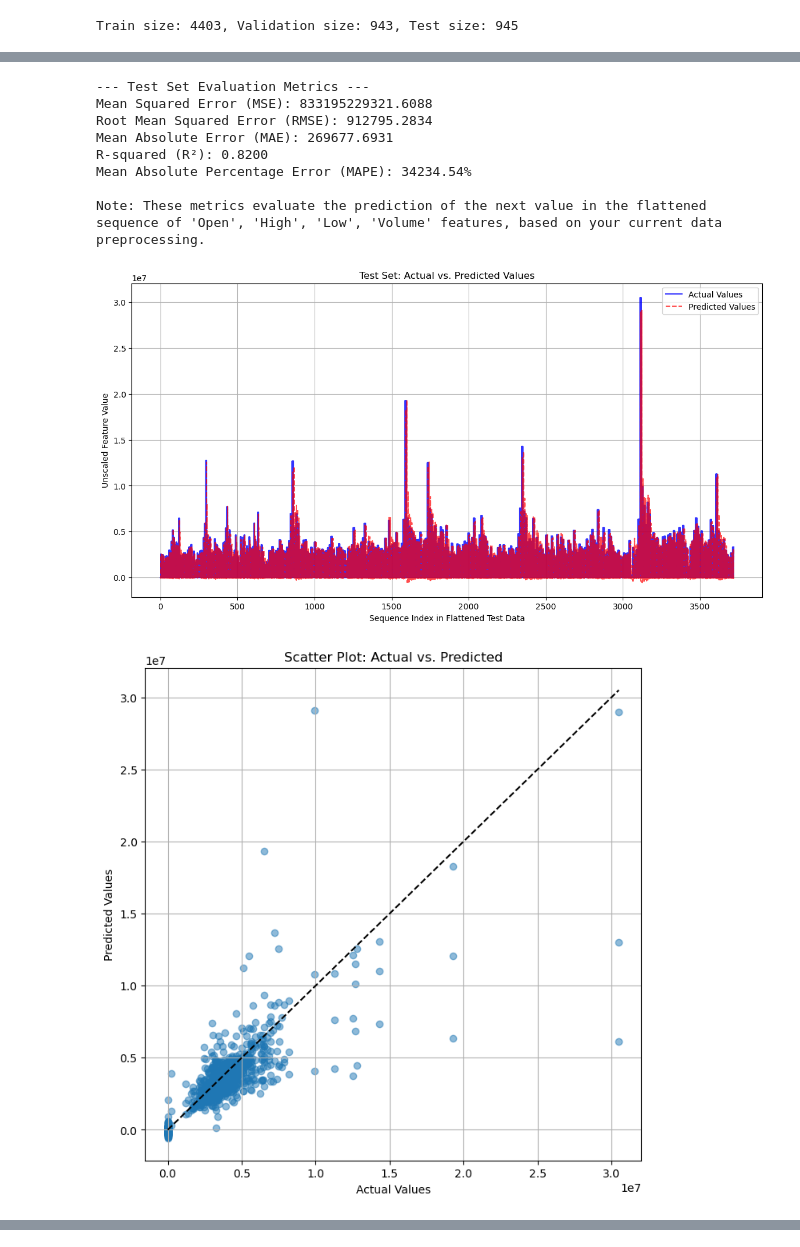
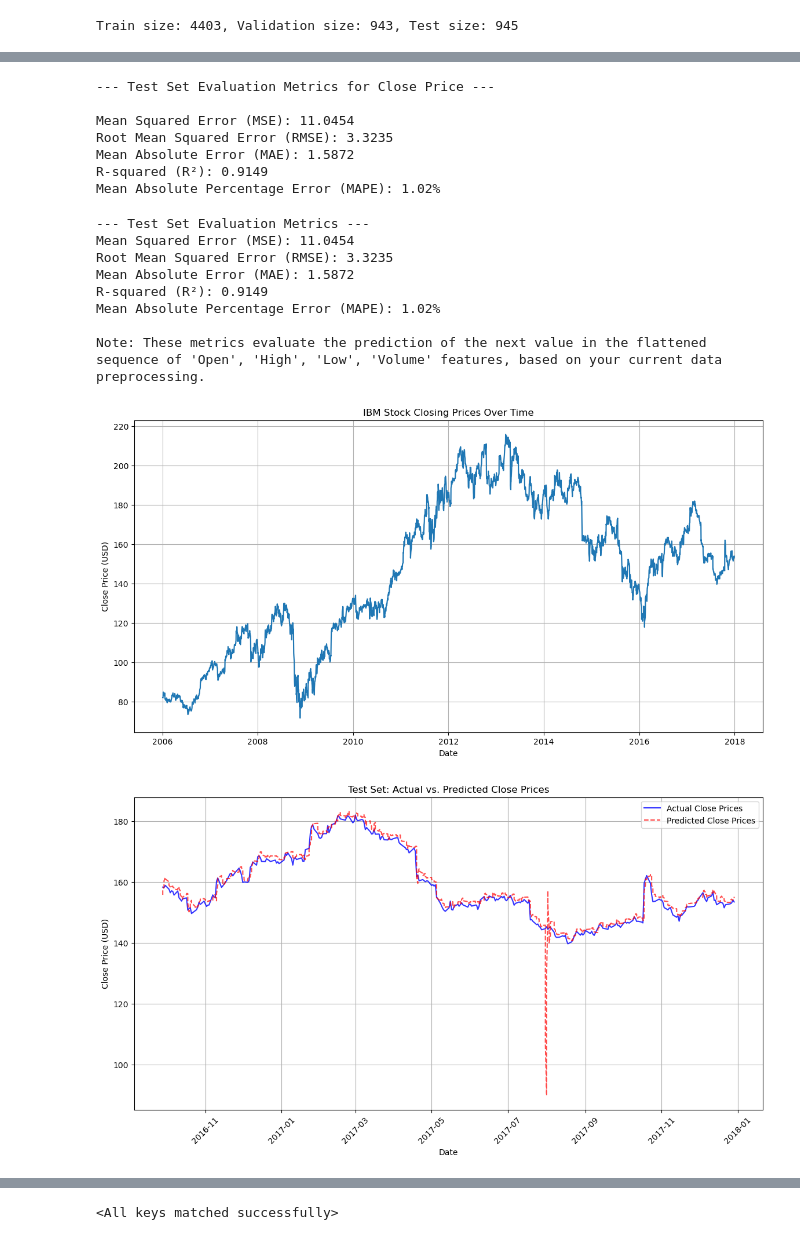
Before and after one commit to usp787/DJIA_30_Stock_Time_Series, a Jupyter notebook: DJIA_30_Stock_Time_Series.ipynb, the cells around one changed output, grey strips where cells are left out. Cells and saved outputs as stored; diff of their text form; code cells hidden in the pictures.

```diff
--- a/DJIA_30_Stock_Time_Series.ipynb
+++ b/DJIA_30_Stock_Time_Series.ipynb
@@ -47,3 +22 @@ combined_df.head()
-# %%
-combined_df['Date'] = pd.to_datetime(combined_df['Date'])
 # %%
@@ -74,13 +40,13 @@ IBM_df = IBM_df.sort_values('Date').reset_index(drop=True)
 IBM_df['SMA_20'] = IBM_df['Close'].rolling(window=20).mean()  # 20-day Simple Moving Average
 IBM_df['Volatility'] = IBM_df['Close'].rolling(window=20).std()  # 20-day Volatility
 IBM_df['Price_Change'] = IBM_df['Close'].pct_change()  # Percentage change
-IBM_df = IBM_df.fillna(method='ffill').fillna(method='bfill')  # Handle NaNs
+IBM_df = IBM_df.ffill().bfill()
 
 # Update features list
 features = ['Open', 'High', 'Low', 'Volume', 'SMA_20', 'Volatility', 'Price_Change']
 #X = IBM_df.drop(columns=['Date', 'Close','Name'])
 #y = IBM_df['Close']
-features = ['Open', 'High', 'Low', 'Volume']
+#features = ['Open', 'High', 'Low', 'Volume']
 target = 'Close'
 
 n=len(IBM_df)
@@ -280,36 +246,15 @@ print(f"Root Mean Squared Error (RMSE): {rmse_test:.4f}")
 print(f"Mean Absolute Error (MAE): {mae_test:.4f}")
 print(f"R-squared (R²): {r2_test:.4f}")
 print(f"Mean Absolute Percentage Error (MAPE): {mape_test:.2f}%")
+# %% [output]
+--- Test Set Evaluation Metrics for Close Price ---
+
+Mean Squared Error (MSE): 11.0454
+Root Mean Squared Error (RMSE): 3.3235
+Mean Absolute Error (MAE): 1.5872
+R-squared (R²): 0.9149
+Mean Absolute Percentage Error (MAPE): 1.02%
 # %%
-# This cell should follow the cell with id="2302e30c" after correction
-
-# Assuming 'predicted_prices_scaled', 'y_test_seq', and 'scaler' are available
-# from the corrected previous cell (id="2302e30c")
-
-# If not already done in the previous cell:
-# model.eval()
-# with torch.no_grad():
-#     test_inputs = X_test_tensor.to(device)
-#     predicted_prices_scaled = model(test_inputs).cpu().numpy()
-
-# predicted_prices = scaler.inverse_transform(predicted_prices_scaled)
-# actual_prices = scaler.inverse_transform(y_test_seq.reshape(-1, 1)) # y_test_seq are the targets
-
-# Ensure they are 1D arrays for sklearn metrics
-predicted_values_flat = predicted_prices.flatten()
-actual_values_flat = actual_prices.flatten()
-
-# --- Calculate Metrics ---
-mse_test = mean_squared_error(actual_values_flat, predicted_values_flat)
-rmse_test = np.sqrt(mse_test)
-mae_test = mean_absolute_error(actual_values_flat, predicted_values_flat)
-r2_test = r2_score(actual_values_flat, predicted_values_flat)
-
-print(f"--- Test Set Evaluation Metrics ---")
-print(f"Mean Squared Error (MSE): {mse_test:.4f}")
-print(f"Root Mean Squared Error (RMSE): {rmse_test:.4f}")
-print(f"Mean Absolute Error (MAE): {mae_test:.4f}")
-print(f"R-squared (R²): {r2_test:.4f}")
 
 # Mean Absolute Percentage Error (MAPE)
 # MAPE can be problematic if actual_values_flat contains zeros.
@@ -327,37 +272,37 @@ else:
     print("Note: Standard MAPE is sensitive to zero or near-zero actual values.")
 
 print("\nNote: These metrics evaluate the prediction of the next value in the flattened sequence of 'Open', 'High', 'Low', 'Volume' features, based on your current data preprocessing.")
 
 # --- Visualizations to 'see' the error ---
 
 # In cell with id="742fb735" (uncomment and update)
 plt.figure(figsize=(14, 7))
 sns.lineplot(data=IBM_df, x='Date', y='Close')
 plt.title('IBM Stock Closing Prices Over Time')
 plt.xlabel('Date')
 plt.ylabel('Close Price (USD)')
 plt.grid(True)
 plt.show()
 
 # In evaluation cell, update the actual vs. predicted plot
 plt.figure(figsize=(14, 7))
 plt.plot(test_df['Date'][SEQ_LENGTH:], actual_values_flat, label='Actual Close Prices', color='blue', alpha=0.8)
 plt.plot(test_df['Date'][SEQ_LENGTH:], predicted_values_flat, label='Predicted Close Prices', color='red', linestyle='--', alpha=0.7)
 plt.title('Test Set: Actual vs. Predicted Close Prices')
 plt.xlabel('Date')
 plt.ylabel('Close Price (USD)')
 plt.legend()
 plt.grid(True)
 plt.xticks(rotation=45)
 plt.show()
 # %% [output]
 --- Test Set Evaluation Metrics ---
-Mean Squared Error (MSE): 833195229321.6088
-Root Mean Squared Error (RMSE): 912795.2834
-Mean Absolute Error (MAE): 269677.6931
-R-squared (R²): 0.8200
-Mean Absolute Percentage Error (MAPE): 34234.54%
+Mean Squared Error (MSE): 11.0454
+Root Mean Squared Error (RMSE): 3.3235
+Mean Absolute Error (MAE): 1.5872
+R-squared (R²): 0.9149
+Mean Absolute Percentage Error (MAPE): 1.02%
 
 Note: These metrics evaluate the prediction of the next value in the flattened sequence of 'Open', 'High', 'Low', 'Volume' features, based on your current data preprocessing.
-[figure, old version]
+[figure, new version]
-[figure, old version]
+[figure, new version]
@@ -370,3 +309,5 @@ Basic statistics of residuals:
 # %%
 torch.save(model.state_dict(), 'stock_predictor_lstm.pth')
 model.load_state_dict(torch.load('stock_predictor_lstm.pth'))
+# %% [output]
+<All keys matched successfully>
```
Also changed, not shown: parts of 8 cells of this notebook.
